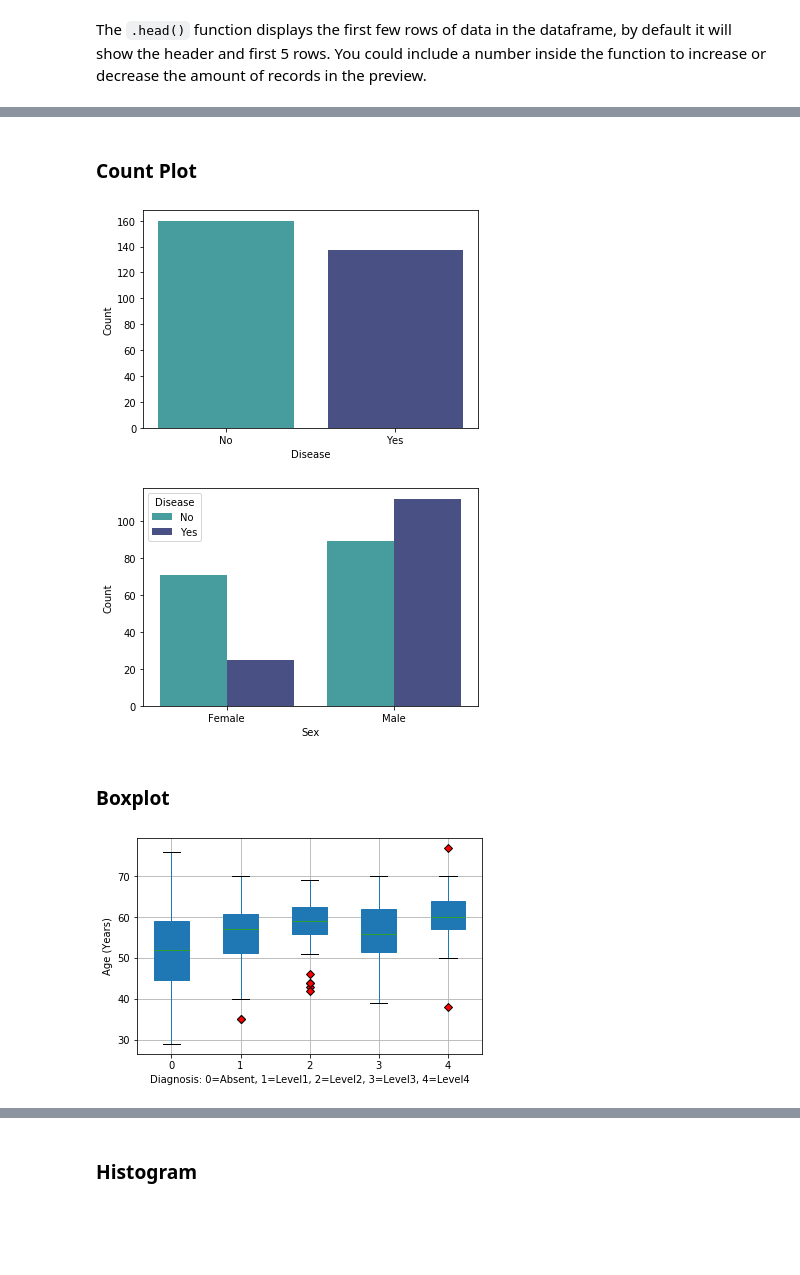
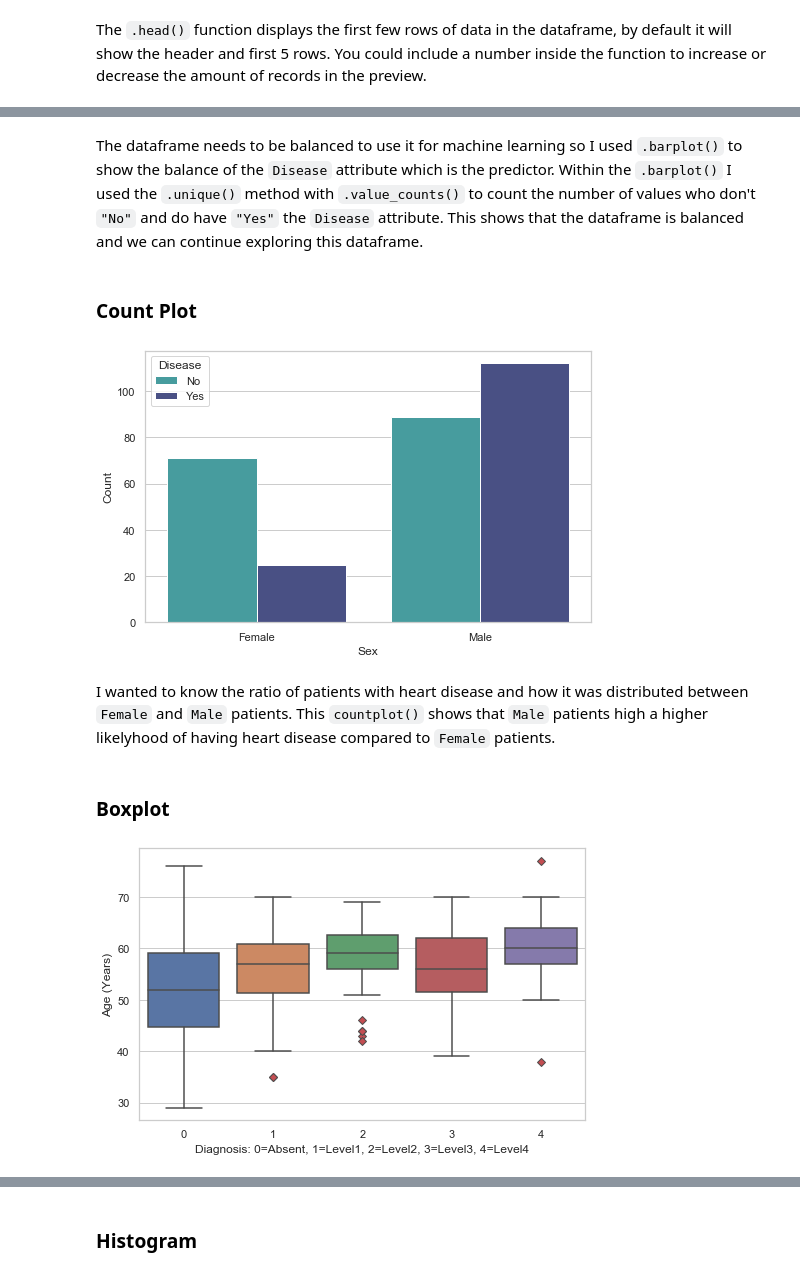
Before and after one commit to dreblock87/heart-disease-prediction, a Jupyter notebook: HeartDisease.ipynb, the cells around one changed output, grey strips where cells are left out. Drawn from its saved outputs; the diff is of its cells as text; code cells hidden in the pictures; blank space fills up the shorter version.

```diff
--- a/HeartDisease.ipynb
+++ b/HeartDisease.ipynb
@@ -51,10 +51,12 @@ import os
 os.environ['PATH'] = os.environ['PATH']+';'+os.environ['CONDA_PREFIX']+r"\Library\bin\graphviz"
 import pandas as pd
 import matplotlib.pyplot as plt
+from matplotlib import rcParams
 import seaborn as sns
 import numpy as np
 import matplotlib.ticker as mtick
 pd.options.display.float_format = '{:.0f}'.format
+rcParams['figure.figsize'] = 8,5
 # %% [markdown]
 # Load Data
 # %%
@@ -153,38 +167,29 @@ The `.head()` function displays the first few rows of data in the dataframe, by
+# %% [markdown]
+The dataframe needs to be balanced to use it for machine learning so I used `.barplot()` to show the balance of the  `Disease` attribute which is the predictor. Within the `.barplot()` I used the `.unique()` method with `.value_counts()` to count the number of values who don't `"No"` and do have `"Yes"` the `Disease` attribute. This shows that the dataframe is balanced and we can continue exploring this dataframe.
 # %% [markdown]
 ### Count Plot
 # %%
-# Shows count of patients who do and don't have heart disease
-plt.bar(heart_df['disease'].unique(), heart_df['disease'].value_counts(), color = ['#479D9E', '#495084'])
-positions = (0,1)
-plt.xticks(positions, ('No','Yes'))
-plt.xlabel('Disease')
+# Shows count of patients who do and don't have heart disease by sex
+ax = sns.countplot(x='sex', hue='disease', data=heart_df, palette="mako_r")
+# Format labels and legend
+ax.set_xlabel('Sex')
+ax.set_xticklabels(['Female','Male'])
+plt.legend(title='Disease', loc='upper left', labels=['No', 'Yes'])
 plt.ylabel('Count')
 plt.show()
 # %% [output]
-[figure, old version]
+[figure, new version]
-# %%
-# Shows count of patients who do and don't have heart disease by sex
-ax = sns.countplot(x='sex', hue='disease', data=heart_df, palette="mako_r")
-
-# Format labels and legend
-ax.set_xlabel('Sex')
-ax.set_xticklabels(['Female','Male'])
-plt.legend(title='Disease', loc='upper left', labels=['No', 'Yes'])
-plt.ylabel('Count')
-
-plt.show()
-# %% [output]
-[figure, removed]
+# %% [markdown]
+I wanted to know the ratio of patients with heart disease and how it was distributed between `Female` and `Male` patients. This `countplot()` shows that `Male` patients high a higher likelyhood of having heart disease compared to `Female` patients.
 # %% [markdown]
 ### Boxplot
 # %%
 # Method to graphically depict groups of numerical data through their quartile
 outliers = dict(markerfacecolor='r', marker='D')
-heart_df.boxplot('age', by='diag', flierprops=outliers,patch_artist=True)
+sns.set(style="whitegrid")
+sns.boxplot(x='diag', y='age', data=heart_df, flierprops=outliers)
 plt.xlabel('Diagnosis: 0=Absent, 1=Level1, 2=Level2, 3=Level3, 4=Level4')
 plt.ylabel('Age (Years)')
-plt.suptitle('')
-plt.title('')
 plt.show()
 # %% [output]
-[figure, old version]
+[figure, new version]
```
Also changed, not shown: parts of 14 cells of this notebook.
